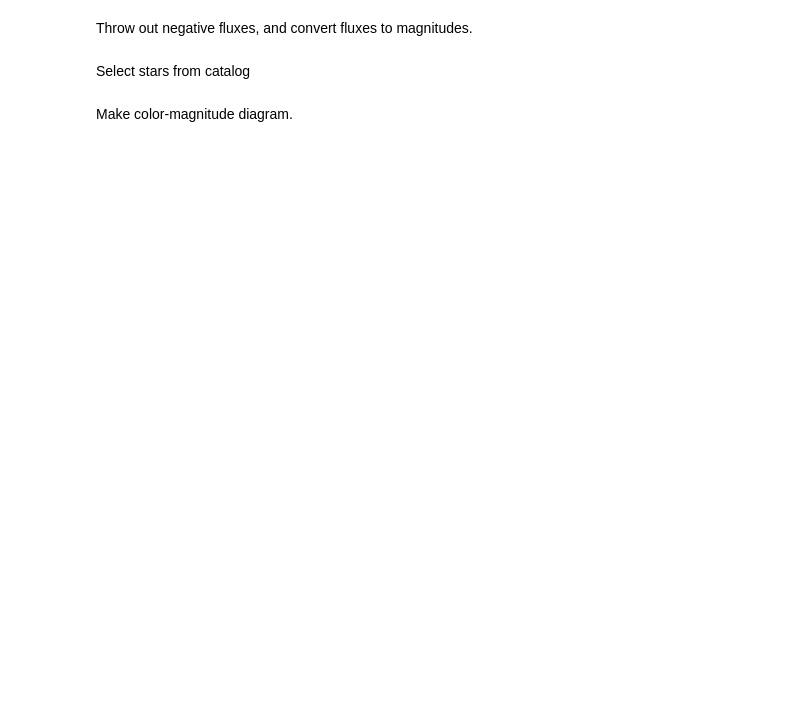
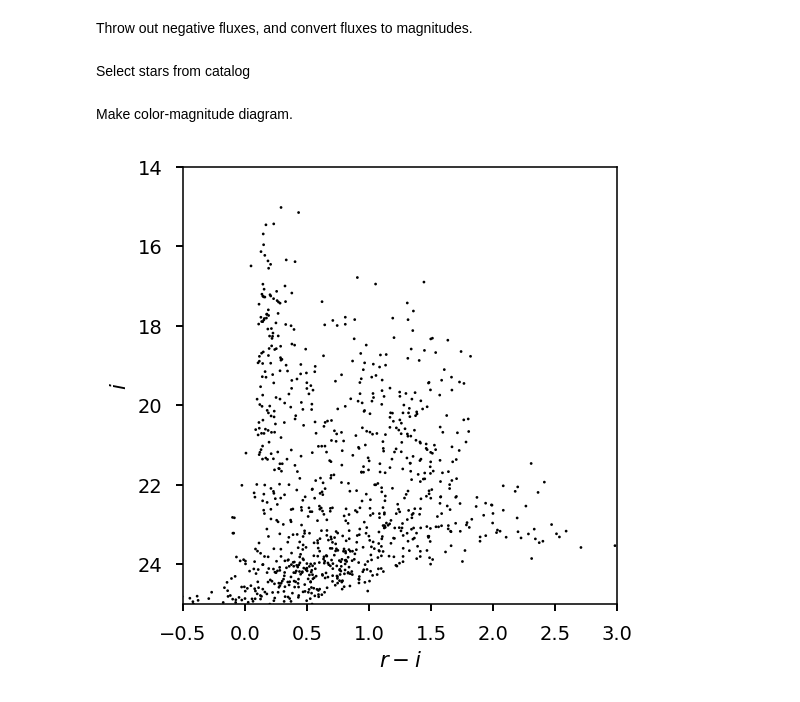
Before and after one commit to LSSTScienceCollaborations/StackClub, a Jupyter notebook: ImageProcessing/Re-RunHSC.ipynb, the cells around one changed output. Drawn from its saved outputs; the diff is of its cells as text; code cells hidden in the pictures; blank space fills up the shorter version.

```diff
--- a/ImageProcessing/Re-RunHSC.ipynb
+++ b/ImageProcessing/Re-RunHSC.ipynb
@@ -200,3 +227,23 @@ isGoodFlux = ~iSources['base_PsfFlux_flag']
 selected = isPrimary & isStellar & isGoodFlux
 # %% [markdown]
 Make color-magnitude diagram.
+# %%
+plt.style.use('seaborn-notebook')
+plt.figure(1, figsize=(4, 4), dpi=140)
+plt.title('Color-Magnitude Diagram for Stars in Catalog')
+plt.scatter(rMags[selected] - iMags[selected],
+                        iMags[selected],
+                        edgecolors='None', s=2, c='k')
+"""
+plt.scatter(rMags - iMags,
+                        iMags,
+                        edgecolors='None', s=2, c='k')
+"""
+plt.xlim(-0.5, 3)
+plt.ylim(25, 14)
+plt.xlabel('$r-i$')
+plt.ylabel('$i$')
+plt.subplots_adjust(left=0.125, bottom=0.1)
+plt.show()
+# %% [output]
+[figure, added]
```
Also changed, not shown: parts of 19 cells of this notebook, 1 other file.
